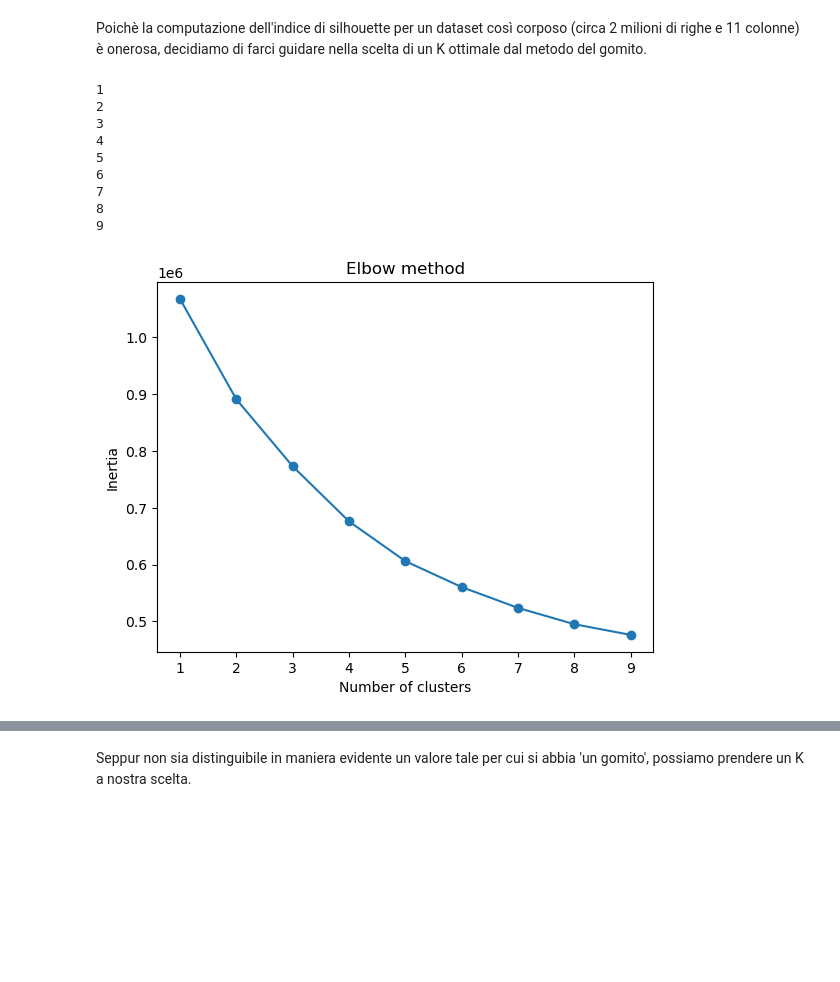
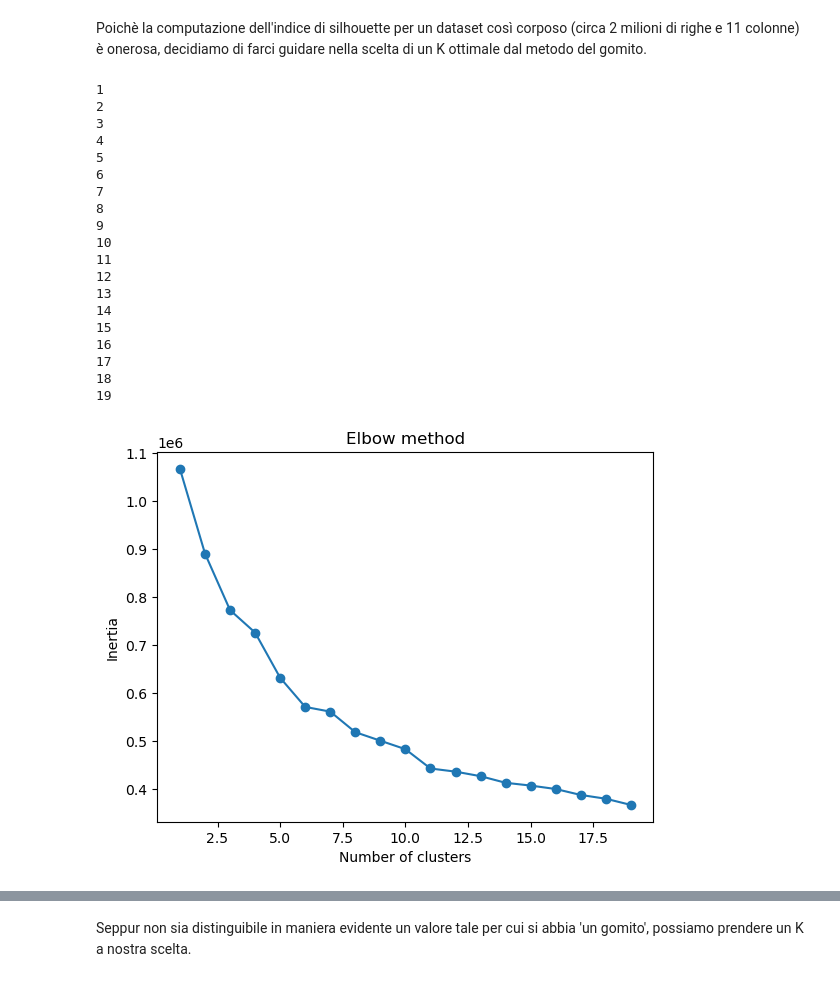
Before and after one commit to roby-ianny/IannelloSuffia_DataScienceProject, a Jupyter notebook: DataScienceProject.ipynb, the cells around one changed output, grey strips where cells are left out. Saved outputs shown, nothing was run; the diff lists cells and outputs as text; code cells hidden in the pictures; blank space fills up the shorter version.

```diff
--- a/DataScienceProject.ipynb
+++ b/DataScienceProject.ipynb
@@ -1330,26 +1182,0 @@ Ricorrendo all'algoritmo K-Means, effettuiamo diverse operazioni di clustering,
-# %%
-from sklearn.cluster import KMeans
-from sklearn.preprocessing import StandardScaler
-from sklearn.metrics import silhouette_score
-
-def clustering_test(n, df, feature_cols):
-
-    kmeans = KMeans(n_clusters=n, random_state=42)
-
-    X = df[feature_cols]
-
-    scaler = StandardScaler()
-    X_scaled = scaler.fit_transform(X)
-
-    kmeans.fit(X_scaled)
-
-    cluster_labels = kmeans.labels_
-
-    silhouette_avg = silhouette_score(X, cluster_labels)
-    return silhouette_avg
-
-silhouttes_for_nclusters = []
-cols = ['Hard_Mode_Count', 'Number_of_Games']
-
-for i in range (2, 11):
-    silhouttes_for_nclusters.append((i,clustering_test(i, wordle_summary, cols)))
@@ -1683,11 +1445,16 @@ Proviamo ad applicare la regressione lineare proviamo a operare su questa parte,
 # %%
 # Dividi il dataset in features (X) e variabile dipendente (y)
 # X = wordle_summary.drop(columns=['Win_Rate','Number_of_Games', 'Number_of_Wins'])
-X = wordle_summary[['Mean_Attempts_Victory', '1_attempt_Win','3_attempts_Win', '6_attempts_Win']]
-y = wordle_summary['Win_Rate']                  # Variabile dipendente
+X = wordle_summary[['1_attempt','2_attempts','3_attempts','4_attempts' ,'5_attempts','6_attempts']]
+y = wordle_summary['Win_Rate']                                                                                  # Variabile dipendente
+
+# Scaliamo
+scaler = MinMaxScaler()
+x_scaled = scaler.fit_transform(X)
+y_scaled = y
 
 # Dividi il dataset in set di addestramento e di test
-X_train, X_test, y_train, y_test = train_test_split(X, y, test_size=0.2, random_state=42)
+X_train, X_test, y_train, y_test = train_test_split(x_scaled, y_scaled, test_size=0.2, random_state=42)
 
 # Crea un'istanza del modello di regressione lineare
 model = LinearRegression()
@@ -1761,30 +1563,40 @@ Poichè la computazione dell'indice di silhouette per un dataset così corposo (
 # %%
 from sklearn.cluster import KMeans
 
 inertias = []
 
-for i in range(1,10):
+for i in range(1,20):
     print(i) #per sapere a che punto è con la computazione
-    kmeans = KMeans(n_clusters=i, max_iter=100, random_state=42)
+    kmeans = KMeans(n_clusters=i, random_state=42)
     kmeans.fit(X_scaled)
     inertias.append(kmeans.inertia_)
 
-plt.plot(range(1, 10), inertias, marker='o')
+plt.plot(range(1, 20), inertias, marker='o')
 plt.title('Elbow method')
 plt.xlabel('Number of clusters')
 plt.ylabel('Inertia')
 plt.show()
 # %% [output]
 1
 2
 3
 4
 5
 6
 7
 8
 9
+10
+11
+12
+13
+14
+15
+16
+17
+18
+19
-[figure, old version]
+[figure, new version]
 # %%
 print(inertias)
 # %% [output]
```
Also changed, not shown: parts of 74 cells of this notebook.
